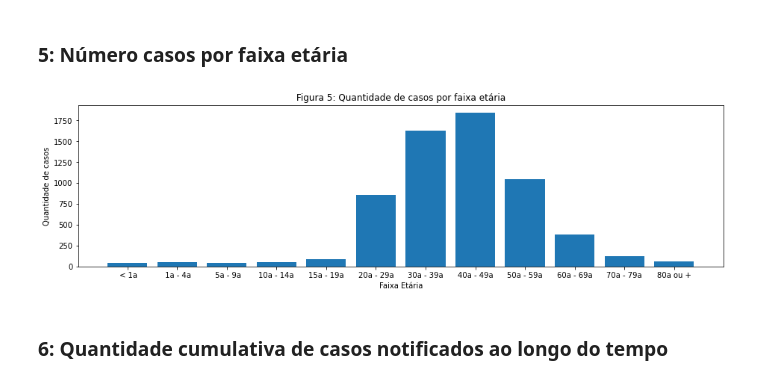
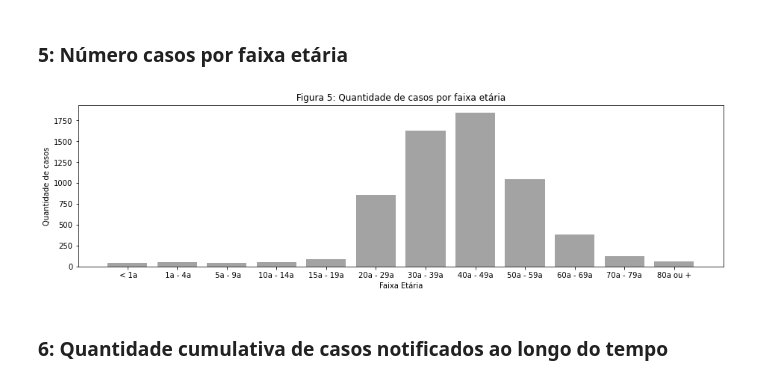
Before and after one commit to Mfp16/analise-base-covid-manaus, a Jupyter notebook: charts.ipynb, the cells around one changed output. Cells and saved outputs as stored; diff of their text form; code cells hidden in the pictures.

```diff
--- a/charts.ipynb
+++ b/charts.ipynb
@@ -79,34 +79,34 @@ plt.show()
 # %%
 # configuracao da base de dados
 data = confirmed_cases
 
 
 # agrupamento por faixa etaria
 groups = data.groupby(['_faixa etária'])
 age_groups = groups.groups.keys()
 cases = groups.size().array
 
 # funcao de ajuste de ordenacao especifica
 def sorting_adjustment(list_items):
     list_aux = list(list_items)
     aux = list_aux[2]
     del(list_aux[2])
     list_aux.insert(0, aux)
     return list_aux
 
 age_groups = sorting_adjustment(age_groups)
 cases = sorting_adjustment(cases)
 
 # configuracao de construcao do grafico
 fig = plt.figure(figsize=(12,3))
 ax = fig.add_axes([0,0,1,1])
-ax.bar(age_groups,cases)
+ax.bar(age_groups, cases, color=(0.4, 0.4, 0.4, 0.6))
 plt.xlabel('Faixa Etária')
 plt.ylabel('Quantidade de casos')
 plt.title('Figura 5: Quantidade de casos por faixa etária')
 plt.show()
 # %% [output]
-[figure, old version]
+[figure, new version]
 # %% [markdown]
 ### 6: Quantidade cumulativa de casos notificados ao longo do tempo
 # %%
```
Also changed, not shown: parts of 3 cells of this notebook.
